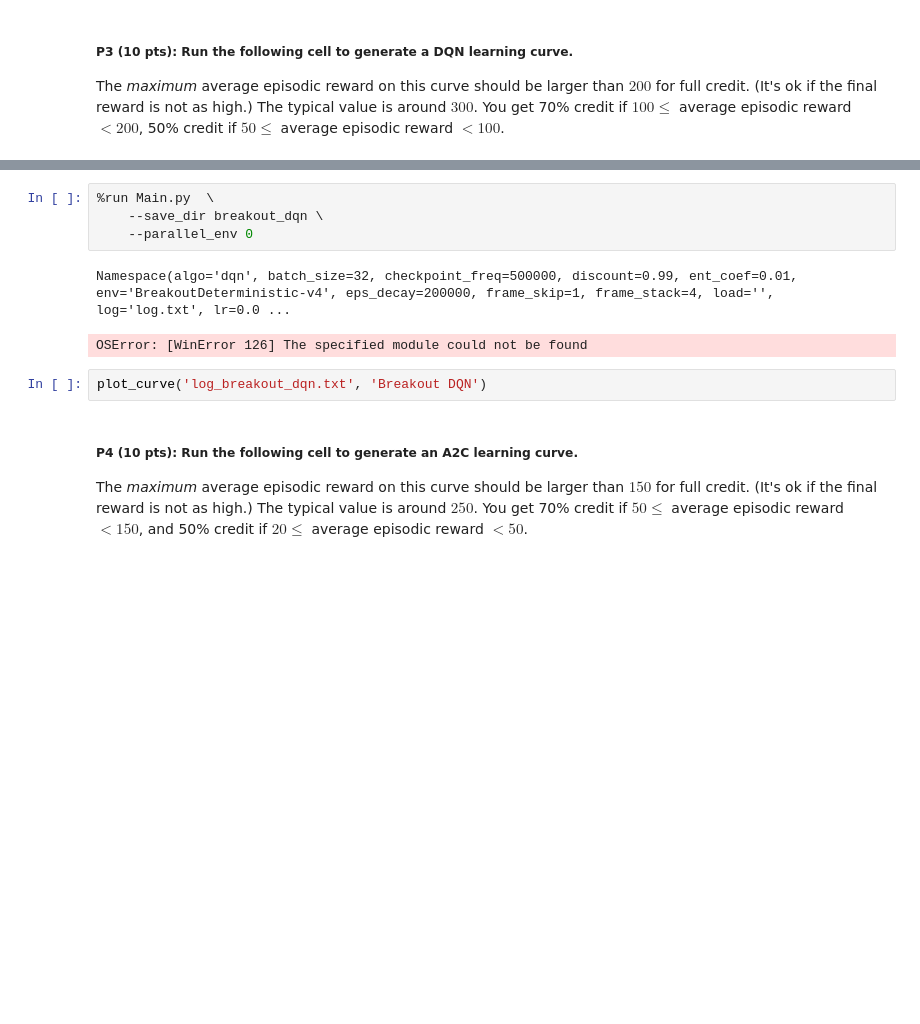
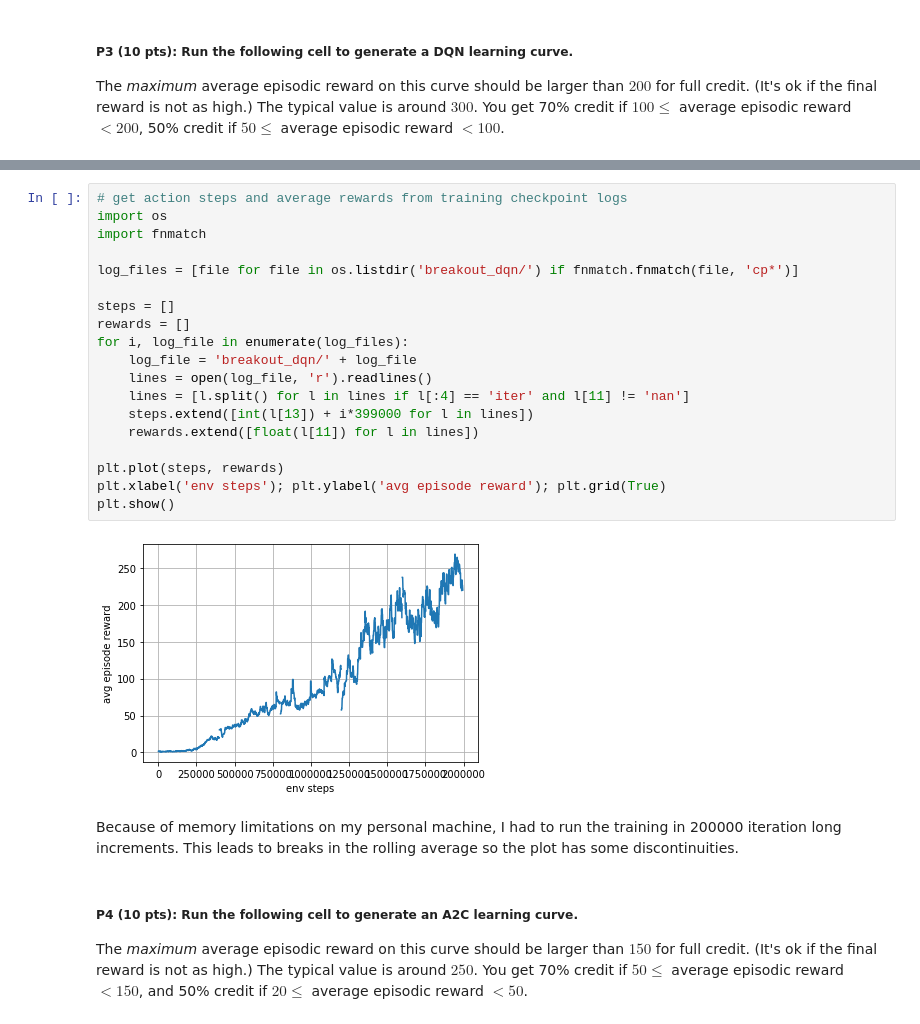
Before and after one commit to alex-faustino/cs547-ie534, a Jupyter notebook: homework/hw8/rl.ipynb, the cells around one changed output, grey strips where cells are left out. Drawn from its saved outputs; the diff is of its cells as text; blank space fills up the shorter version.

```diff
--- a/homework/hw8/rl.ipynb
+++ b/homework/hw8/rl.ipynb
@@ -432,12 +417,26 @@ Note: you may need to restart the kernel to use updated packages.
-# %%
-%run Main.py  \
-    --save_dir breakout_dqn \
-    --parallel_env 0
-# %% [output]
-Namespace(algo='dqn', batch_size=32, checkpoint_freq=500000, discount=0.99, ent_coef=0.01, env='BreakoutDeterministic-v4', eps_decay=200000, frame_skip=1, frame_stack=4, load='', log='log.txt', lr=0.0 ...
-OSError: [WinError 126] The specified module could not be found
-# %%
-plot_curve('log_breakout_dqn.txt', 'Breakout DQN')
+# %%
+# get action steps and average rewards from training checkpoint logs
+import os
+import fnmatch
+
+log_files = [file for file in os.listdir('breakout_dqn/') if fnmatch.fnmatch(file, 'cp*')]
+
+steps = []
+rewards = []
+for i, log_file in enumerate(log_files):
+    log_file = 'breakout_dqn/' + log_file
+    lines = open(log_file, 'r').readlines()
+    lines = [l.split() for l in lines if l[:4] == 'iter' and l[11] != 'nan']
+    steps.extend([int(l[13]) + i*399000 for l in lines])
+    rewards.extend([float(l[11]) for l in lines])
+
+plt.plot(steps, rewards)
+plt.xlabel('env steps'); plt.ylabel('avg episode reward'); plt.grid(True)
+plt.show()
+# %% [output]
+[figure, added]
+# %% [markdown]
+Because of memory limitations on my personal machine, I had to run the training in 200000 iteration long increments. This leads to breaks in the rolling average so the plot has some discontinuities.
 # %% [markdown]
 ##### P4 (10 pts): Run the following cell to generate an A2C learning curve.
 The *maximum* average episodic reward on this curve should be larger than $150$ for full credit. (It's ok if the final reward is not as high.) The typical value is around $250$. You get 70% credit if $50 \le$ average episodic reward $< 150$, and 50% credit if $20 \le$ average episodic reward $< 50$.
```
Also changed, not shown: parts of 4 cells of this notebook, 8 other files.
